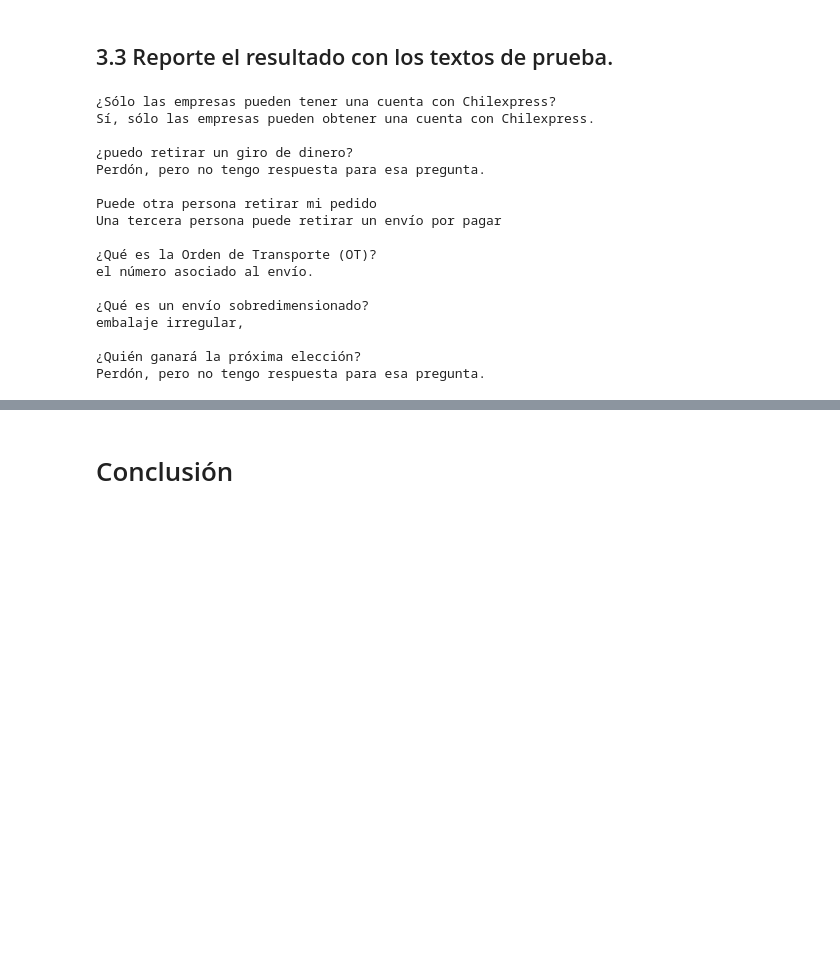
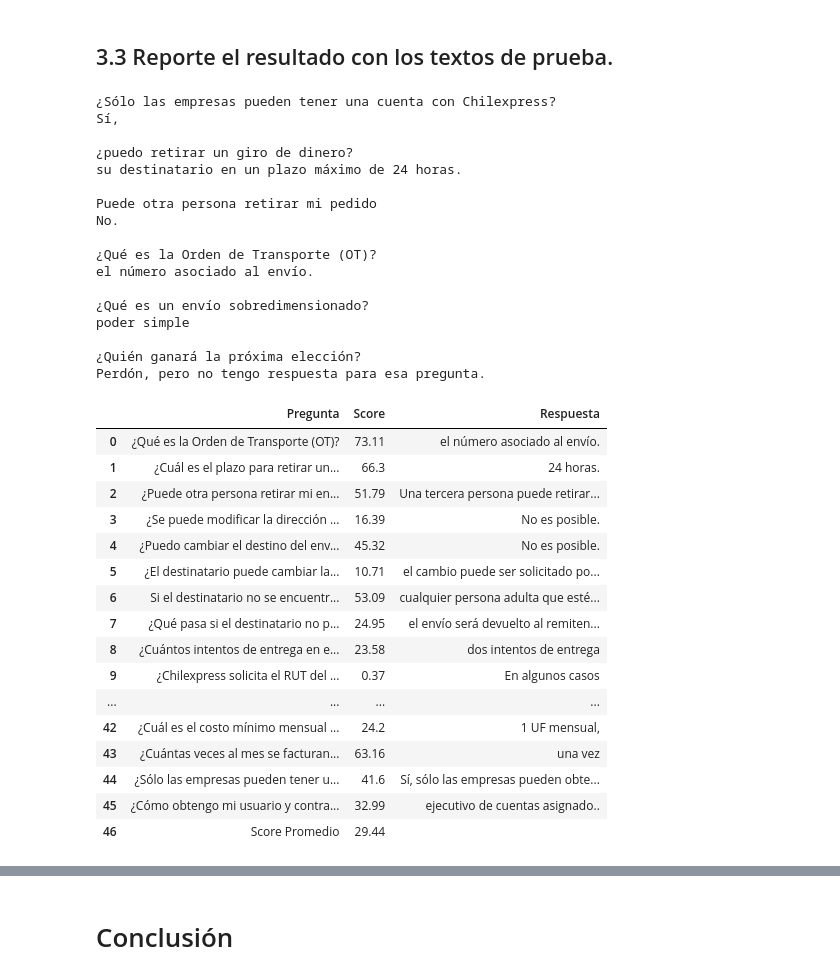
Before and after one commit to alvaro-neira/nlp-homework2, a Jupyter notebook: main.ipynb, the cells around one changed output, grey strips where cells are left out. Cells and saved outputs as stored; diff of their text form; code cells hidden in the pictures; blank space fills up the shorter version.

```diff
--- a/main.ipynb
+++ b/main.ipynb
@@ -809,6 +793,6 @@ Training complete
 # %%
 # Transformer QA
 beto_qa = pipeline('question-answering',
-        model='mrm8488/distill-bert-base-spanish-wwm-cased-finetuned-spa-squad2-es',
-        tokenizer=('mrm8488/distill-bert-base-spanish-wwm-cased-finetuned-spa-squad2-es', {"use_fast": False})
+        model='mrm8488/bert-base-spanish-wwm-cased-finetuned-spa-squad2-es',
+        tokenizer=('mrm8488/bert-base-spanish-wwm-cased-finetuned-spa-squad2-es', {"use_fast": False})
     )
@@ -842,19 +840,25 @@ print('¿Quién ganará la próxima elección?')
 print(beto_get_answer('¿Quién ganará la próxima elección?')+"\n")
 # %% [output]
 ¿Sólo las empresas pueden tener una cuenta con Chilexpress?
-Sí, sólo las empresas pueden obtener una cuenta con Chilexpress.
+Sí,
 
 ¿puedo retirar un giro de dinero?
-Perdón, pero no tengo respuesta para esa pregunta.
+su destinatario en un plazo máximo de 24 horas.
 
 Puede otra persona retirar mi pedido
-Una tercera persona puede retirar un envío por pagar
+No.
 
 ¿Qué es la Orden de Transporte (OT)?
 el número asociado al envío.
 
 ¿Qué es un envío sobredimensionado?
-embalaje irregular,
+poder simple
 
 ¿Quién ganará la próxima elección?
 Perdón, pero no tengo respuesta para esa pregunta.
+# %%
+# ~9min
+stats_beto_qa = []
+for index, row in qa.iterrows():
+  res=beto_qa({'question': row['Pregunta'], 'context': context_text})
+  stats_beto_qa.append({'question': row['Pregunta'], 'score':res['score'], 'answer':res['answer']})
@@ -860,0 +871,32 @@ Perdón, pero no tengo respuesta para esa pregunta.
+# %%
+def get_avg_score(stats):
+  total=0.0
+  n=0
+  for ans in stats:
+    n=n+1
+    total = total + ans['score']
+  return total/n
+# %%
+table_beto_qa = []
+for ans in stats_beto_qa:
+  table_beto_qa.append([ans['question'], str(round(ans['score']*100.0, 2)), ans['answer']])
+table_beto_qa.append(['Score Promedio', str(round(get_avg_score(stats_beto_qa)*100.0, 2)), ''])
+pd.DataFrame(table_beto_qa, columns=['Pregunta', 'Score', 'Respuesta'])
+# %% [output]
+|  | Pregunta | Score | Respuesta |
+| 0 | ¿Qué es la Orden de Transporte (OT)? | 73.11 | el número asociado al envío. |
+| 1 | ¿Cuál es el plazo para retirar un... | 66.3 | 24 horas. |
+| 2 | ¿Puede otra persona retirar mi en... | 51.79 | Una tercera persona puede retirar... |
+| 3 | ¿Se puede modificar la dirección ... | 16.39 | No es posible. |
+| 4 | ¿Puedo cambiar el destino del env... | 45.32 | No es posible. |
+| 5 | ¿El destinatario puede cambiar la... | 10.71 | el cambio puede ser solicitado po... |
+| 6 | Si el destinatario no se encuentr... | 53.09 | cualquier persona adulta que esté... |
+| 7 | ¿Qué pasa si el destinatario no p... | 24.95 | el envío será devuelto al remiten... |
+| 8 | ¿Cuántos intentos de entrega en e... | 23.58 | dos intentos de entrega |
+| 9 | ¿Chilexpress solicita el RUT del ... | 0.37 | En algunos casos |
+| ... | ... | ... | ... |
+| 42 | ¿Cuál es el costo mínimo mensual ... | 24.2 | 1 UF mensual, |
+| 43 | ¿Cuántas veces al mes se facturan... | 63.16 | una vez |
+| 44 | ¿Sólo las empresas pueden tener u... | 41.6 | Sí, sólo las empresas pueden obte... |
+| 45 | ¿Cómo obtengo mi usuario y contra... | 32.99 | ejecutivo de cuentas asignado.. |
+| 46 | Score Promedio | 29.44 |  |
```
Also changed, not shown: parts of 23 cells of this notebook, 4 other files.
